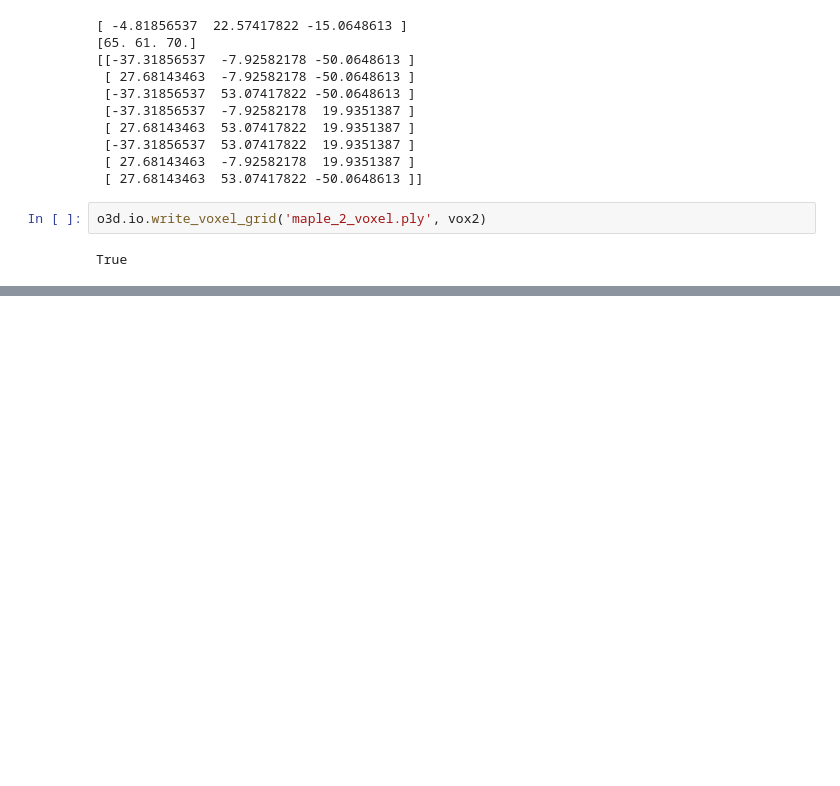
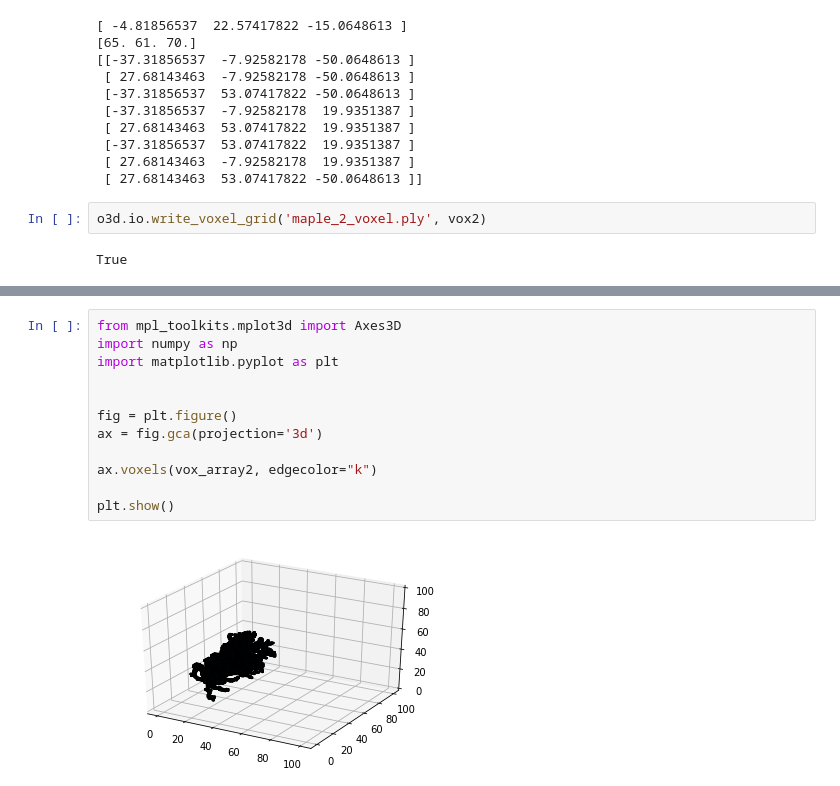
Before and after one commit to buganart/BUGAN, a Jupyter notebook: script_load3Dobj.ipynb, the cells around one changed output, grey strips where cells are left out. Cells and saved outputs as stored; diff of their text form; blank space fills up the shorter version.

```diff
--- a/script_load3Dobj.ipynb
+++ b/script_load3Dobj.ipynb
@@ -159,0 +190,14 @@ True
+# %%
+from mpl_toolkits.mplot3d import Axes3D
+import numpy as np
+import matplotlib.pyplot as plt
+
+
+fig = plt.figure()
+ax = fig.gca(projection='3d')
+
+ax.voxels(vox_array2, edgecolor="k")
+
+plt.show()
+# %% [output]
+[figure, added]
```
Also changed, not shown: parts of 7 cells of this notebook.
